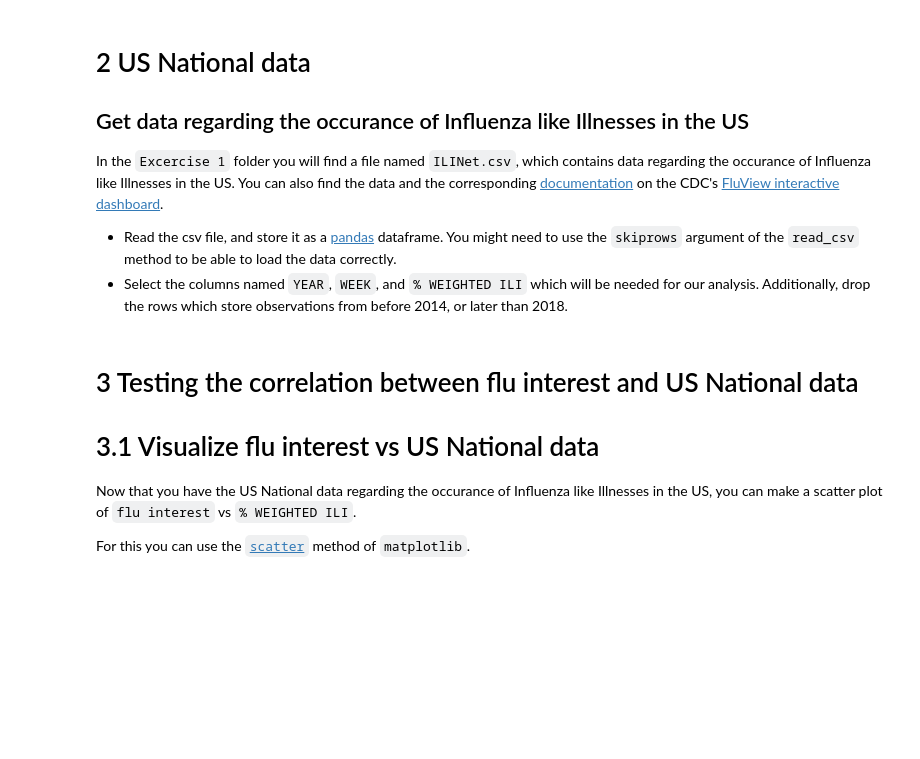
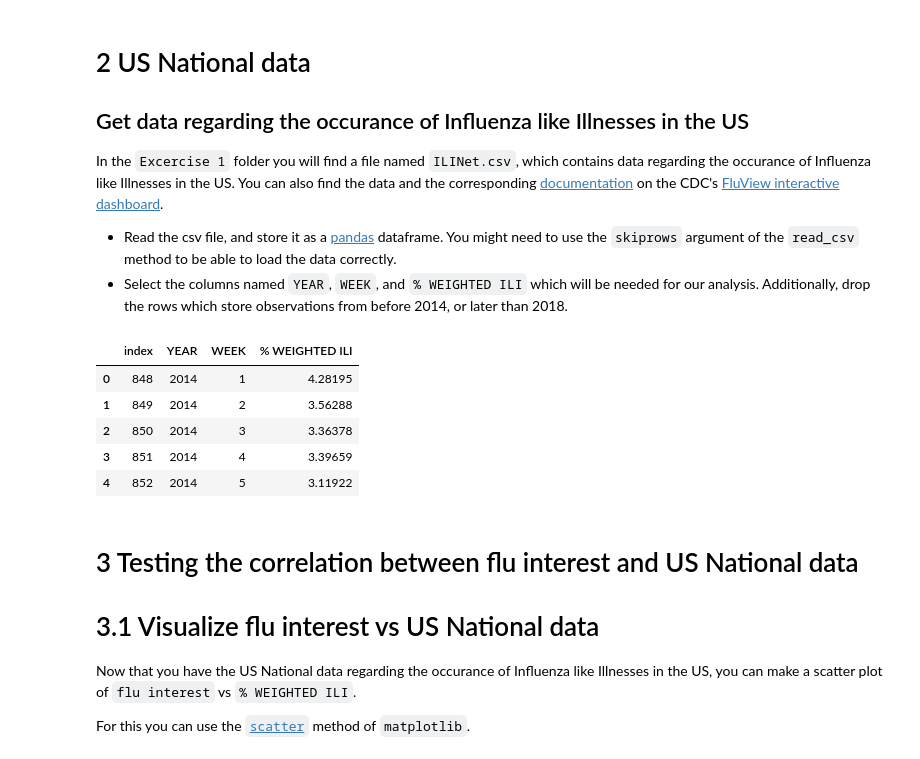
Before and after one commit to jaklvinc/FoundationsOfCSS2025, a Jupyter notebook: Exercise01/exercise_01.ipynb, the cells around one changed output. Cells and saved outputs as stored; diff of their text form; code cells hidden in the pictures; blank space fills up the shorter version.

```diff
--- a/Exercise01/exercise_01.ipynb
+++ b/Exercise01/exercise_01.ipynb
@@ -315,3 +302,17 @@ In the `Excercise 1` folder you will find a file named `ILINet.csv`, which conta
+# %%
+# Your Code goes here!
+illness_occurrences = pd.read_csv('ILINet.csv', header=1, usecols=['YEAR', 'WEEK', '% WEIGHTED ILI' ])
+illness_occurrences = illness_occurrences[illness_occurrences['YEAR'] >= 2014]
+illness_occurrences = illness_occurrences[illness_occurrences['YEAR'] <= 2018]
+illness_occurrences.reset_index(inplace=True)
+display(illness_occurrences.head())
+# %% [output]
+|  | index | YEAR | WEEK | % WEIGHTED ILI |
+| 0 | 848 | 2014 | 1 | 4.28195 |
+| 1 | 849 | 2014 | 2 | 3.56288 |
+| 2 | 850 | 2014 | 3 | 3.36378 |
+| 3 | 851 | 2014 | 4 | 3.39659 |
+| 4 | 852 | 2014 | 5 | 3.11922 |
 # %% [markdown]
 # 3 Testing the correlation between flu interest and US National data
 
```
Also changed, not shown: parts of 15 cells of this notebook.
